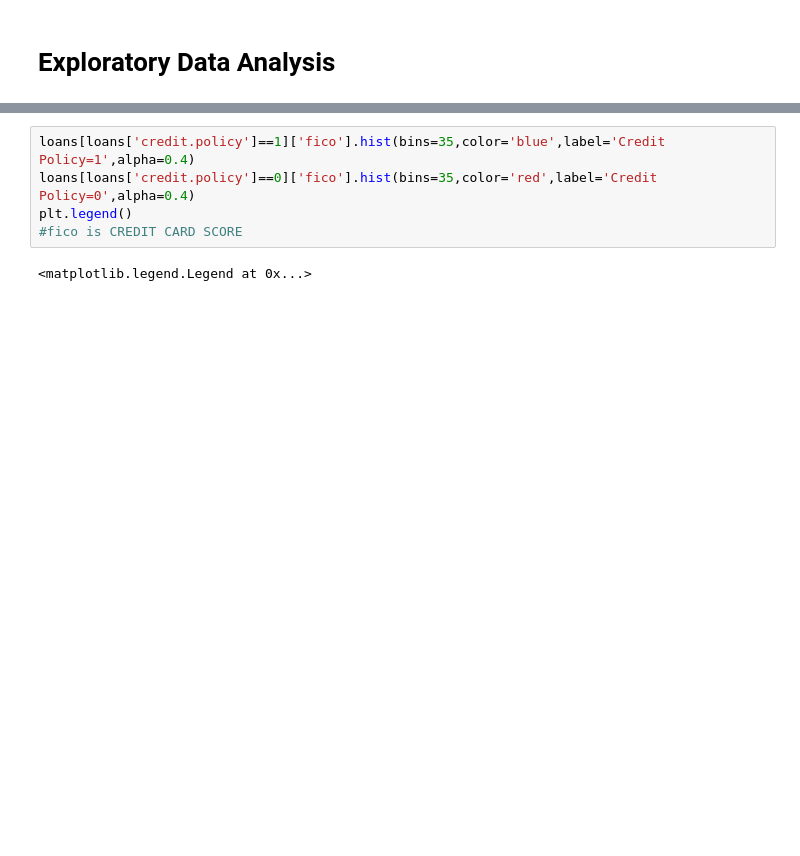
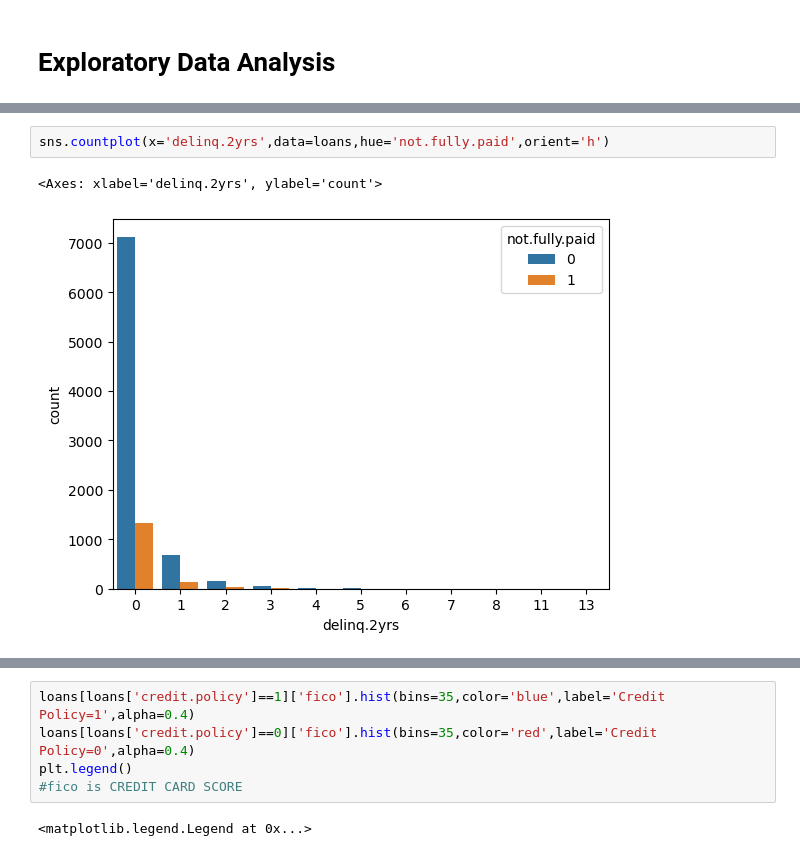
Before and after one commit to gsanjanadev/Loan_Defaulters_Prediction, a Jupyter notebook: Loan_defaulters_prediction.ipynb, the cells around one changed output, grey strips where cells are left out. Saved outputs shown, nothing was run; the diff lists cells and outputs as text; blank space fills up the shorter version.

```diff
--- a/Loan_defaulters_prediction.ipynb
+++ b/Loan_defaulters_prediction.ipynb
@@ -55,0 +89,5 @@ loans.head()
+# %%
+sns.countplot(x='delinq.2yrs',data=loans,hue='not.fully.paid',orient='h')
+# %% [output]
+<Axes: xlabel='delinq.2yrs', ylabel='count'>
+[figure, added]
```
Also changed, not shown: parts of 27 cells of this notebook.
